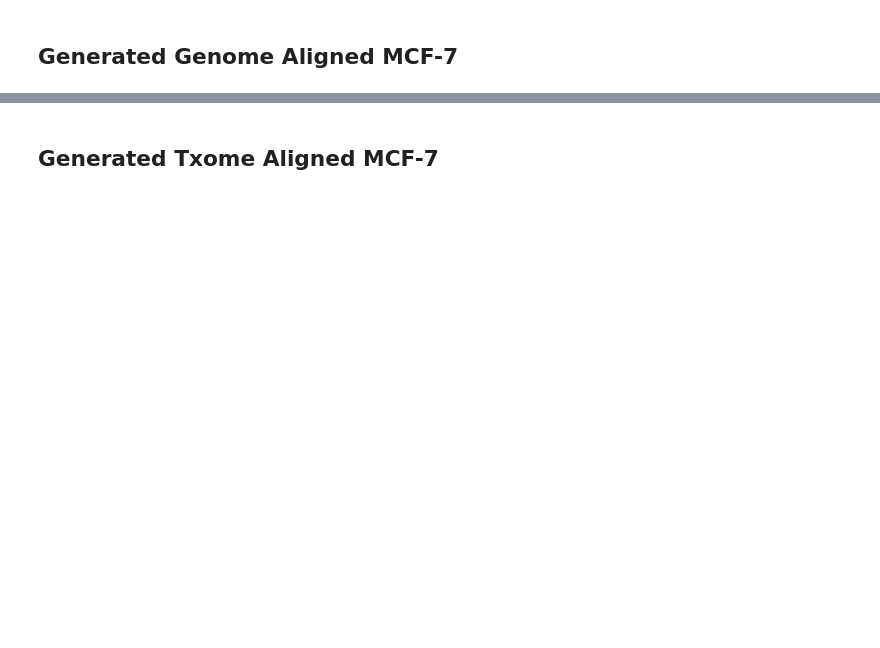
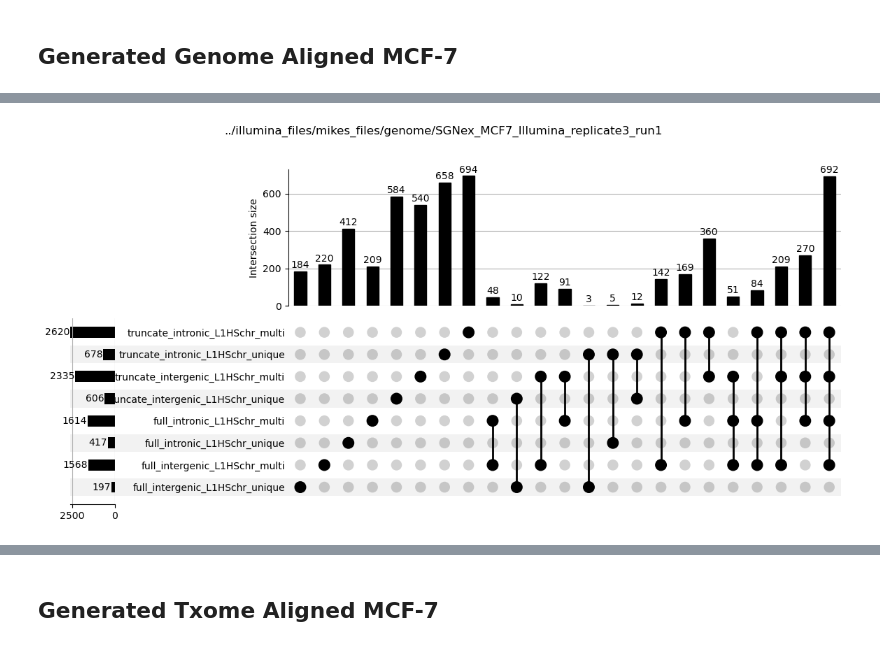
Before and after one commit to gage-lab/bulk_te_bench, a Jupyter notebook: analysis/upset/20240422_short_reads.ipynb, the cells around one changed output, grey strips where cells are left out. Saved outputs shown, nothing was run; the diff lists cells and outputs as text; code cells hidden in the pictures; blank space fills up the shorter version.

```diff
--- a/analysis/upset/20240422_short_reads.ipynb
+++ b/analysis/upset/20240422_short_reads.ipynb
@@ -41,0 +155,10 @@ make_a_plot(path, categories=[cat + "_L1HS" for cat in regions], illumina=True)
+# %%
+make_a_plot(
+    path,
+    categories=[cat + "_L1HSchr" for cat in regions],
+    seperate_unique_multi=True,
+    reads_path=readspath,
+    illumina=True,
+)
+# %% [output]
+[figure, added]
```
Also changed, not shown: parts of 15 cells of this notebook, 4 other files.
